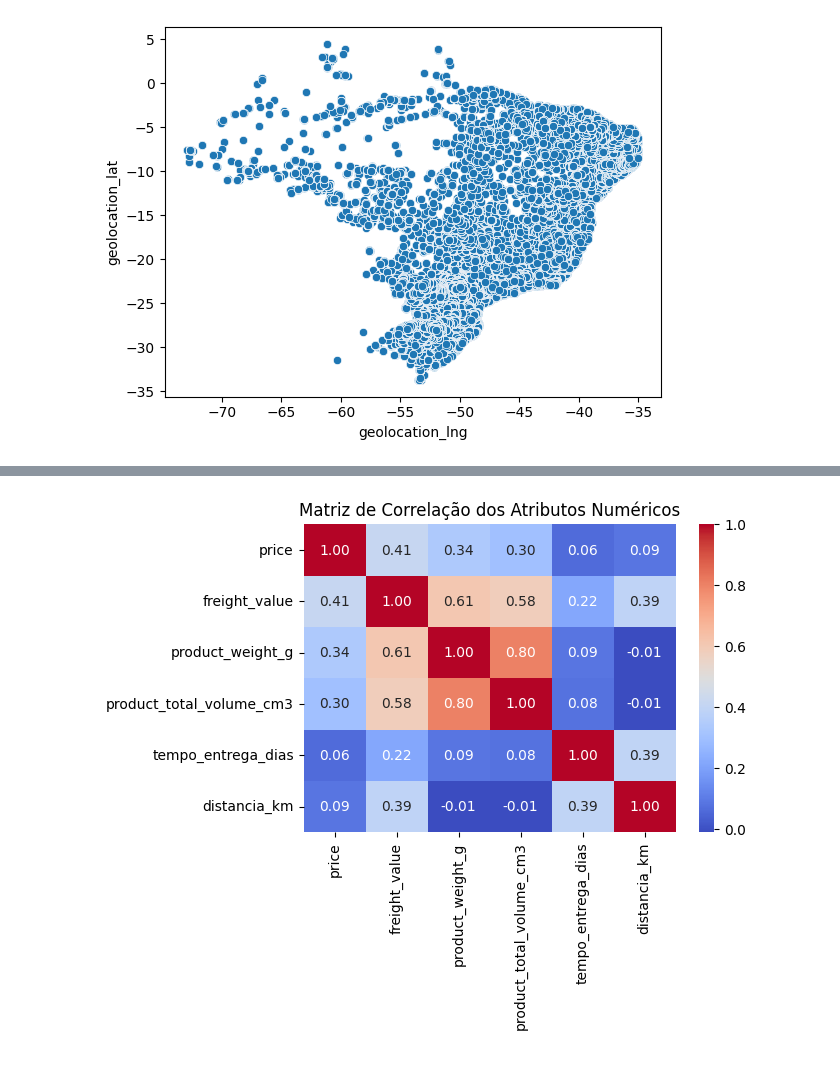
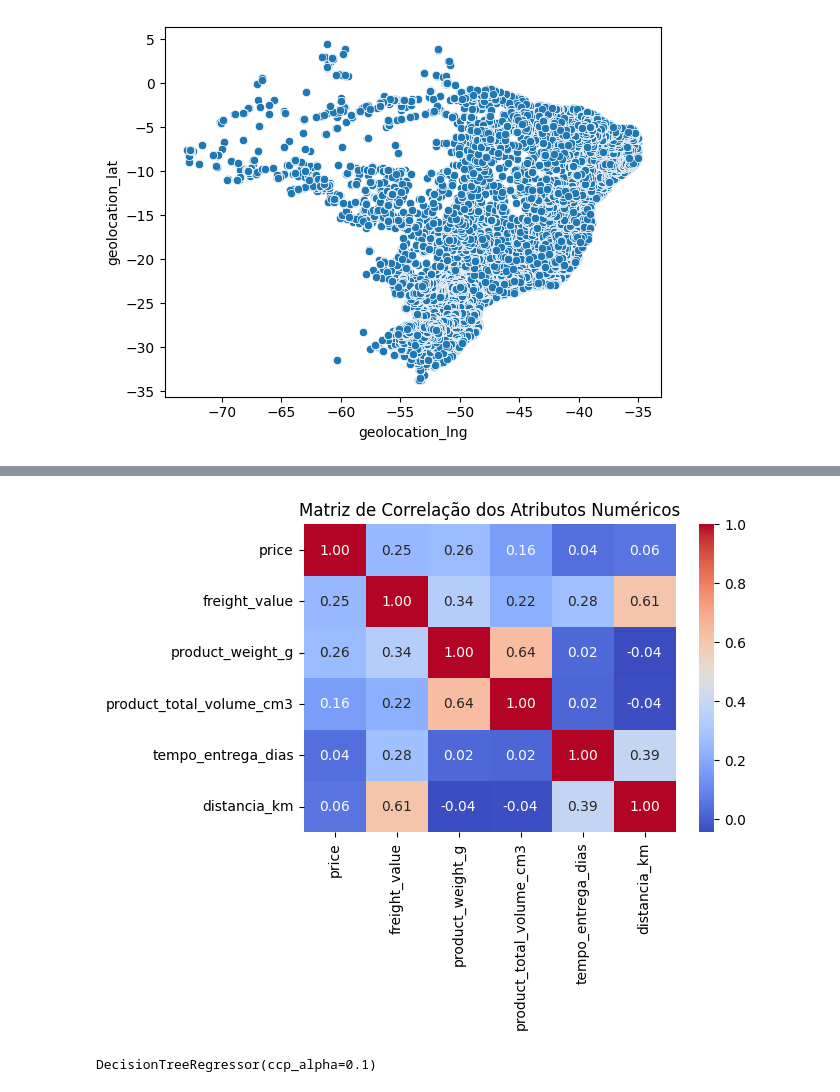
Before and after one commit to 0ace-jk/previsao_de_tempo_de_entrega, a Jupyter notebook: app.ipynb, the cells around one changed output, grey strips where cells are left out. Cells and saved outputs as stored; diff of their text form; code cells hidden in the pictures.

Commit message:
Atualização notebook + adição do requirements
Dado continuidade na analise dos dados e avaliado modelos iniciais para prever o tempo de entrega.

```diff
--- a/app.ipynb
+++ b/app.ipynb
@@ -165,7 +174,7 @@ df.drop(columns=['customer_unique_id',
                  'product_width_cm',
                  'product_id',
                  'order_estimated_delivery_date',
-                 'seller_id',
+                #  'seller_id',
                  'shipping_limit_date',
                  'order_delivered_customer_date',
                  'order_purchase_timestamp',
@@ -316,0 +335,6 @@ df.describe()
+# %%
+for coluna in df.columns[2: 6]:
+    plt.figure(figsize=(10,6))
+    sns.histplot(df[coluna], bins=30, kde=True, color='blue')
+    plt.title(f'Distribuição de {coluna}')
+    plt.show()
@@ -316,0 +346,7 @@ df.describe()
+# %%
+df_ajustado = df.copy()
+for coluna in df_ajustado.columns[2: 6]:
+    limite_superior = df[coluna].quantile(0.95)
+    limite_inferior = df[coluna].quantile(0.05)
+
+    df_ajustado = df_ajustado[(df_ajustado[coluna] <= limite_superior) & (df_ajustado[coluna] >= limite_inferior)]
@@ -317,8 +380,20 @@ df.describe()
 # %%
-corr = df.drop(columns=['order_id']).corr()
+corr = df_ajustado.drop(columns=['order_id', 'seller_id']).corr()
 fig, ax = plt.subplots(figsize=(6, 4))
 sns.heatmap(corr, annot=True, fmt=".2f", cmap='coolwarm', ax=ax)
 plt.title('Matriz de Correlação dos Atributos Numéricos')
 plt.show()
 # %% [output]
-[figure, old version]
+[figure, new version]
+# %%
+model = DecisionTreeRegressor(ccp_alpha=0.1)
+
+df
+X = df_ajustado[['price', 'freight_value', 'product_weight_g', 'product_total_volume_cm3', 'distancia_km']]
+y = df_ajustado['tempo_entrega_dias']
+
+X_train, X_test, y_train, y_test = train_test_split(X, y, test_size=0.2, random_state=4)
+
+model.fit(X_train, y_train)
+# %% [output]
+DecisionTreeRegressor(ccp_alpha=0.1)
```
Also changed, not shown: parts of 17 cells of this notebook, 1 other file.
